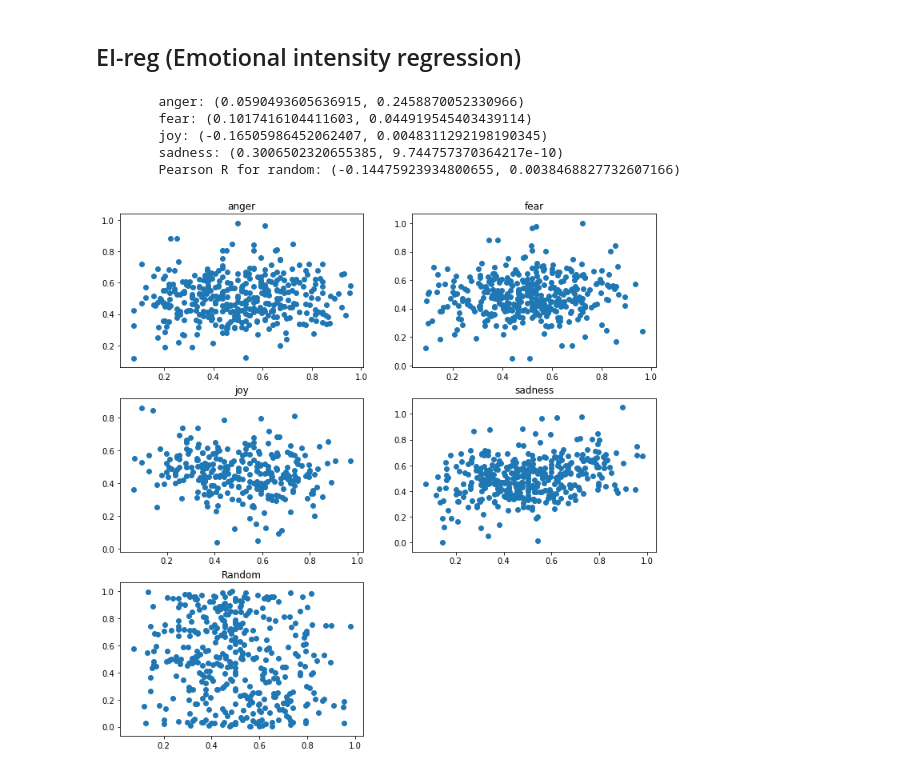
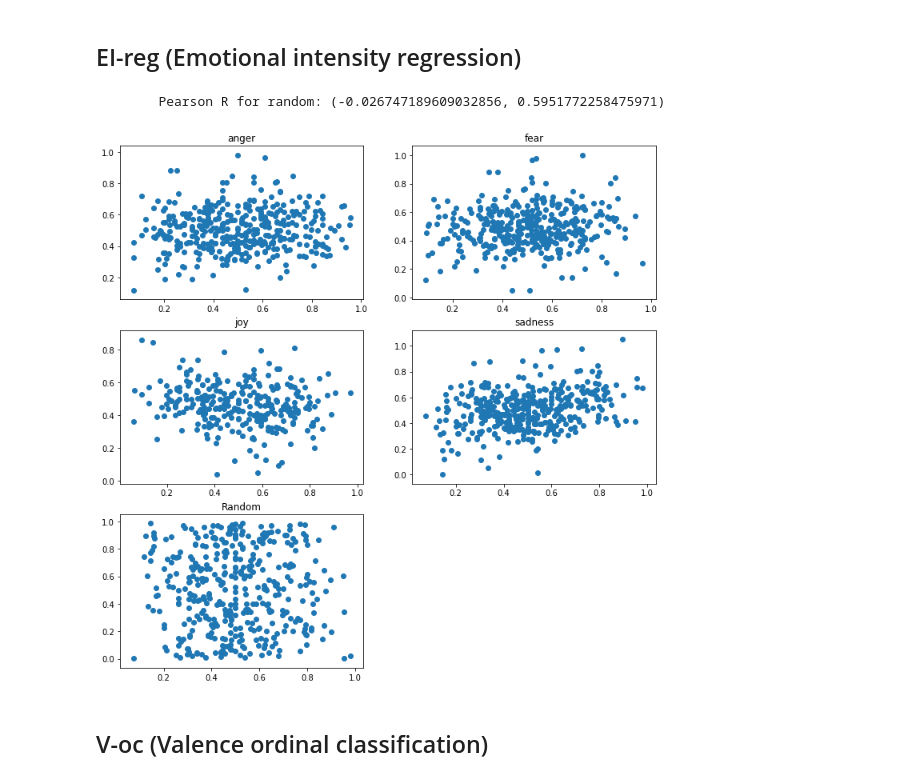
Before and after one commit to cizl/affect-detection, a Jupyter notebook: BoW.ipynb, the cells around one changed output. Cells and saved outputs as stored; diff of their text form; code cells hidden in the pictures.

Commit message:
add valence to BoW notebook

```diff
--- a/BoW.ipynb
+++ b/BoW.ipynb
@@ -92,18 +91,3 @@ avg / total       0.34      0.29      0.30       397
-# %%
-from sklearn.preprocessing import OneHotEncoder
-
-#from keras.utils.np_utils import to_categorical
-
-X_train, y_train = get_data('data/2018-EI-oc-En-anger-dev.txt')
-
-#print(to_categorical(y_train))
-enc = OneHotEncoder()
-#y_train = enc.fit_transform(y_train.reshape(-1, 1))
-#print(y_train)
-
-
-#y_rand = np.array([np.round(np.random.uniform(0, 1, y_test.shape[1])) for _ in range(y_test.shape[0])])
-#print(accuracy_score(y_test, y_rand))
 # %% [markdown]
 ## EI-reg (Emotional intensity regression)
 # %%
@@ -135,29 +119,33 @@ pipes = train_EI_for_all_emotions()
 # %%
 cnt = 1
 plt.figure(1, figsize(12,12))
+
+# pearson coeffs for emotions, keys are 'anger', 'sadness' etc.
+pearsons = {}
 for e in emotions:
     X_train, y_train, X_test, y_test = ei_reg_data(e)
     pred = pipes[e].predict(X_test)
-    print('\t{}: {}'.format(e, pearsonr(y_test, pred)))
+
+    pearsons[e] = pearsonr(y_test, pred)
+
     subplot(3, 2, cnt)
     plt.title(e)
     plt.scatter(y_test, pred)
 
     cnt += 1
 
+# tako da se random graf ispiše nakon svih ostalih
 import time; time.sleep(1)
 y_rand = np.random.uniform(size=y_test.shape[0])
 random_pearson = pearsonr(y_test, y_rand)
 print('\tPearson R for random:', pearsonr(y_test, y_rand))
 subplot(3, 2, cnt)
 plt.title('Random')
 plt.scatter(y_test, y_rand)
 
 plt.show()
 # %% [output]
-        anger: (0.0590493605636915, 0.2458870052330966)
-        fear: (0.1017416104411603, 0.044919545403439114)
-        joy: (-0.16505986452062407, 0.0048311292198190345)
-        sadness: (0.3006502320655385, 9.744757370364217e-10)
-        Pearson R for random: (-0.14475923934800655, 0.0038468827732607166)
+        Pearson R for random: (-0.026747189609032856, 0.5951772258475971)
-[figure, old version]
+[figure, new version]
+# %% [markdown]
+## V-oc (Valence ordinal classification)
```
Also changed, not shown: parts of 7 cells of this notebook.
